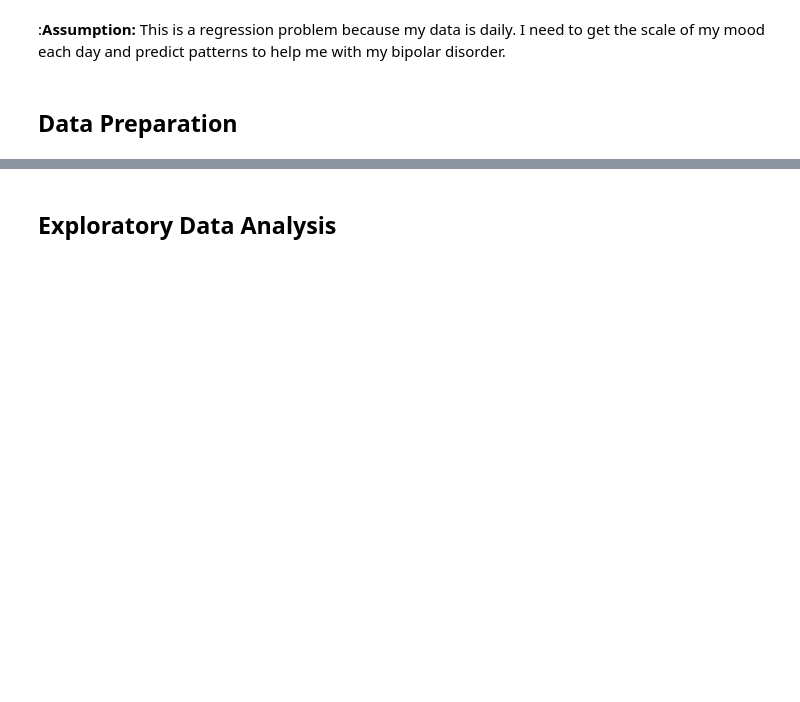
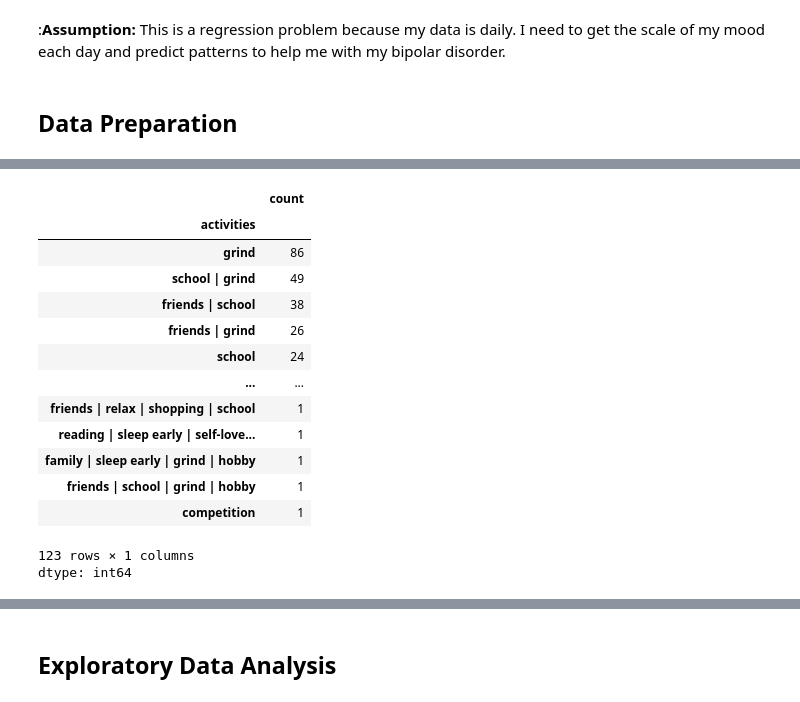
Before and after one commit to samservo09/mood-trend, a Jupyter notebook: mood_trend.ipynb, the cells around one changed output, grey strips where cells are left out. Saved outputs shown, nothing was run; the diff lists cells and outputs as text; code cells hidden in the pictures; blank space fills up the shorter version.

```diff
--- a/mood_trend.ipynb
+++ b/mood_trend.ipynb
@@ -34,0 +91,19 @@ mood = load_mood_data()
+# %%
+# check the activities associated to the mood
+mood['activities'].value_counts()
+# %% [output]
+|  | count |
+| activities |  |
+| grind | 86 |
+| school | grind | 49 |
+| friends | school | 38 |
+| friends | grind | 26 |
+| school | 24 |
+| ... | ... |
+| friends | relax | shopping | school | 1 |
+| reading | sleep early | self-love... | 1 |
+| family | sleep early | grind | hobby | 1 |
+| friends | school | grind | hobby | 1 |
+| competition | 1 |
+123 rows × 1 columns
+dtype: int64
```
Also changed, not shown: parts of 11 cells of this notebook.
